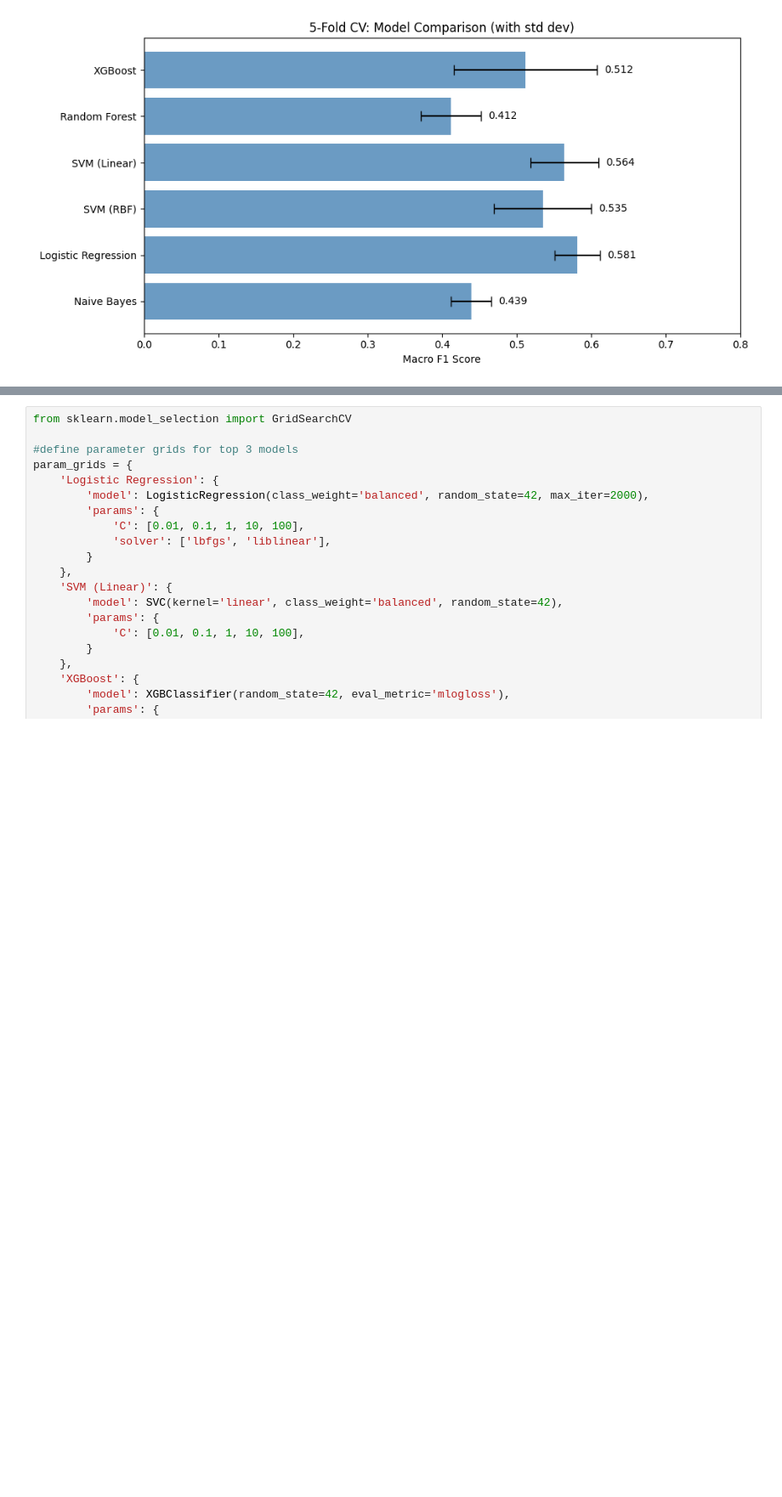
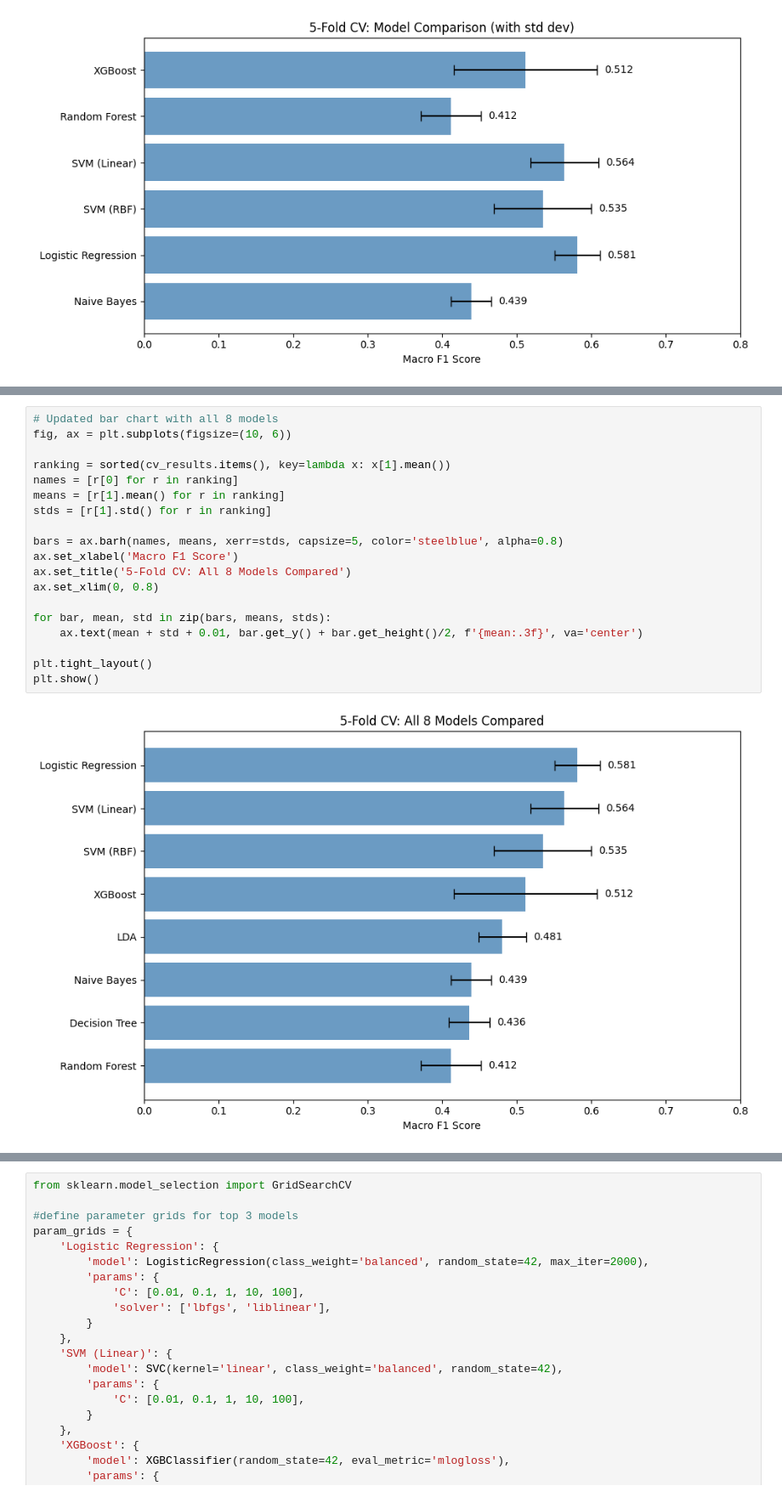
Before and after one commit to Josh-Buck/ClinicalMeetingRecorder, a Jupyter notebook: notebooks/02_feature_engineering.ipynb, the cells around one changed output, grey strips where cells are left out. Shown at 85% size. Saved outputs shown, nothing was run; the diff lists cells and outputs as text; blank space fills up the shorter version.

Commit message:
add LDA, decision tree, bagging, and stacking to model comparison

```diff
--- a/notebooks/02_feature_engineering.ipynb
+++ b/notebooks/02_feature_engineering.ipynb
@@ -369,0 +405,21 @@ plt.show()
+# %%
+# Updated bar chart with all 8 models
+fig, ax = plt.subplots(figsize=(10, 6))
+
+ranking = sorted(cv_results.items(), key=lambda x: x[1].mean())
+names = [r[0] for r in ranking]
+means = [r[1].mean() for r in ranking]
+stds = [r[1].std() for r in ranking]
+
+bars = ax.barh(names, means, xerr=stds, capsize=5, color='steelblue', alpha=0.8)
+ax.set_xlabel('Macro F1 Score')
+ax.set_title('5-Fold CV: All 8 Models Compared')
+ax.set_xlim(0, 0.8)
+
+for bar, mean, std in zip(bars, means, stds):
+    ax.text(mean + std + 0.01, bar.get_y() + bar.get_height()/2, f'{mean:.3f}', va='center')
+
+plt.tight_layout()
+plt.show()
+# %% [output]
+[figure, added]
```
Also changed, not shown: parts of 5 cells of this notebook.
